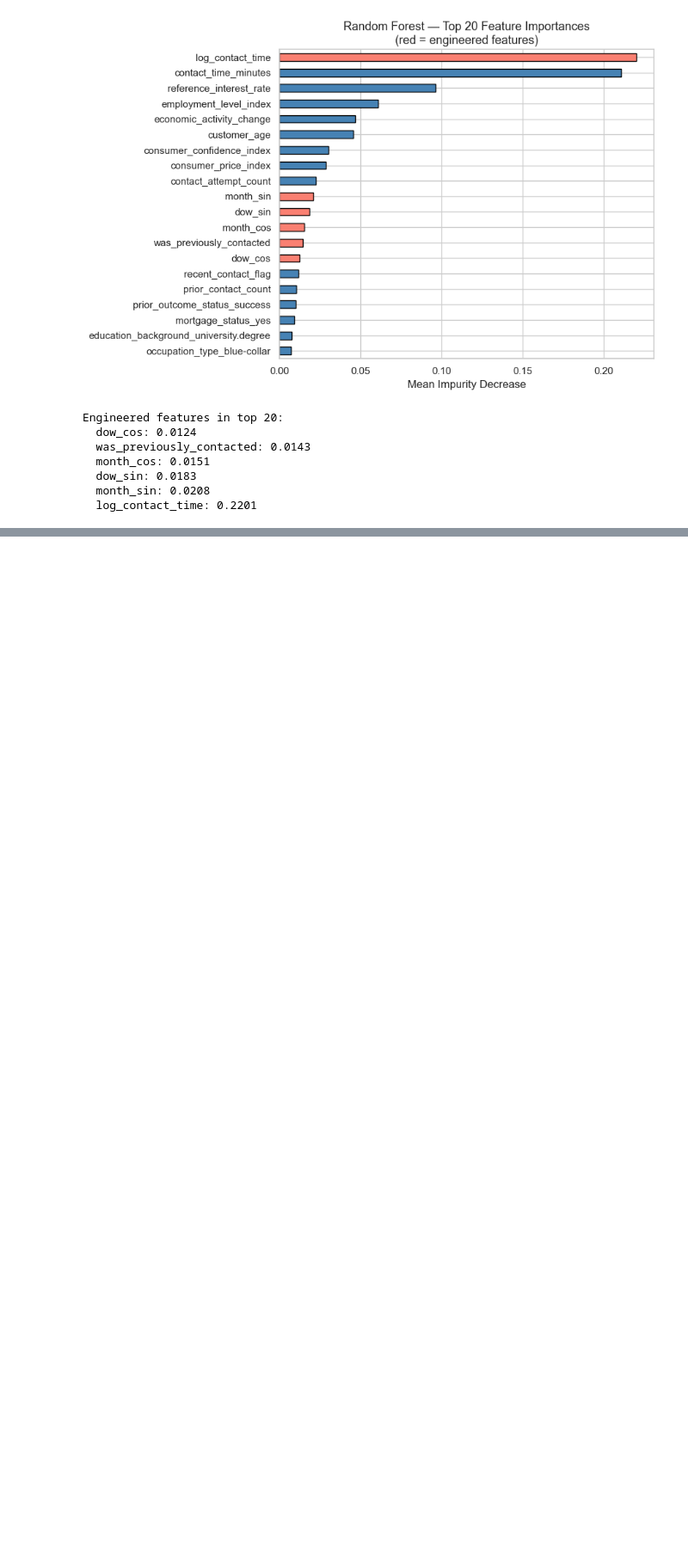
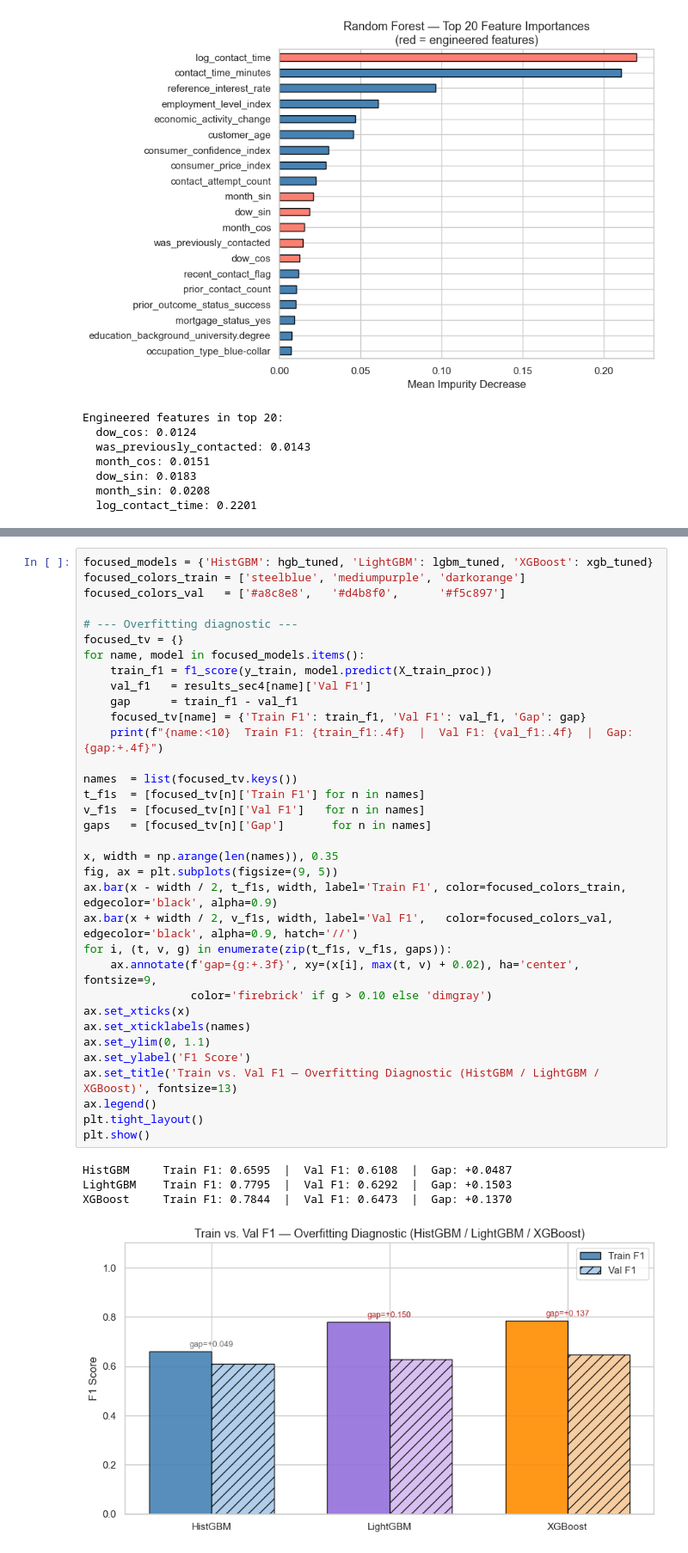
Before and after one commit to lcalaff/Advanced_ML_Work, a Jupyter notebook: Git_Code/Midterm Take Home/Midterm_Modeling.ipynb, the cells around one changed output, grey strips where cells are left out. Shown at 86% size. Cells and saved outputs as stored; diff of their text form; blank space fills up the shorter version.

```diff
--- a/Git_Code/Midterm Take Home/Midterm_Modeling.ipynb
+++ b/Git_Code/Midterm Take Home/Midterm_Modeling.ipynb
@@ -482,0 +989,39 @@ Engineered features in top 20:
+# %%
+focused_models = {'HistGBM': hgb_tuned, 'LightGBM': lgbm_tuned, 'XGBoost': xgb_tuned}
+focused_colors_train = ['steelblue', 'mediumpurple', 'darkorange']
+focused_colors_val   = ['#a8c8e8',   '#d4b8f0',      '#f5c897']
+
+# --- Overfitting diagnostic ---
+focused_tv = {}
+for name, model in focused_models.items():
+    train_f1 = f1_score(y_train, model.predict(X_train_proc))
+    val_f1   = results_sec4[name]['Val F1']
+    gap      = train_f1 - val_f1
+    focused_tv[name] = {'Train F1': train_f1, 'Val F1': val_f1, 'Gap': gap}
+    print(f"{name:<10}  Train F1: {train_f1:.4f}  |  Val F1: {val_f1:.4f}  |  Gap: {gap:+.4f}")
+
+names  = list(focused_tv.keys())
+t_f1s  = [focused_tv[n]['Train F1'] for n in names]
+v_f1s  = [focused_tv[n]['Val F1']   for n in names]
+gaps   = [focused_tv[n]['Gap']       for n in names]
+
+x, width = np.arange(len(names)), 0.35
+fig, ax = plt.subplots(figsize=(9, 5))
+ax.bar(x - width / 2, t_f1s, width, label='Train F1', color=focused_colors_train, edgecolor='black', alpha=0.9)
+ax.bar(x + width / 2, v_f1s, width, label='Val F1',   color=focused_colors_val,   edgecolor='black', alpha=0.9, hatch='//')
+for i, (t, v, g) in enumerate(zip(t_f1s, v_f1s, gaps)):
+    ax.annotate(f'gap={g:+.3f}', xy=(x[i], max(t, v) + 0.02), ha='center', fontsize=9,
+                color='firebrick' if g > 0.10 else 'dimgray')
+ax.set_xticks(x)
+ax.set_xticklabels(names)
+ax.set_ylim(0, 1.1)
+ax.set_ylabel('F1 Score')
+ax.set_title('Train vs. Val F1 — Overfitting Diagnostic (HistGBM / LightGBM / XGBoost)', fontsize=13)
+ax.legend()
+plt.tight_layout()
+plt.show()
+# %% [output]
+HistGBM     Train F1: 0.6595  |  Val F1: 0.6108  |  Gap: +0.0487
+LightGBM    Train F1: 0.7795  |  Val F1: 0.6292  |  Gap: +0.1503
+XGBoost     Train F1: 0.7844  |  Val F1: 0.6473  |  Gap: +0.1370
+[figure, added]
```
Also changed, not shown: parts of 26 cells of this notebook, 4 other files.
